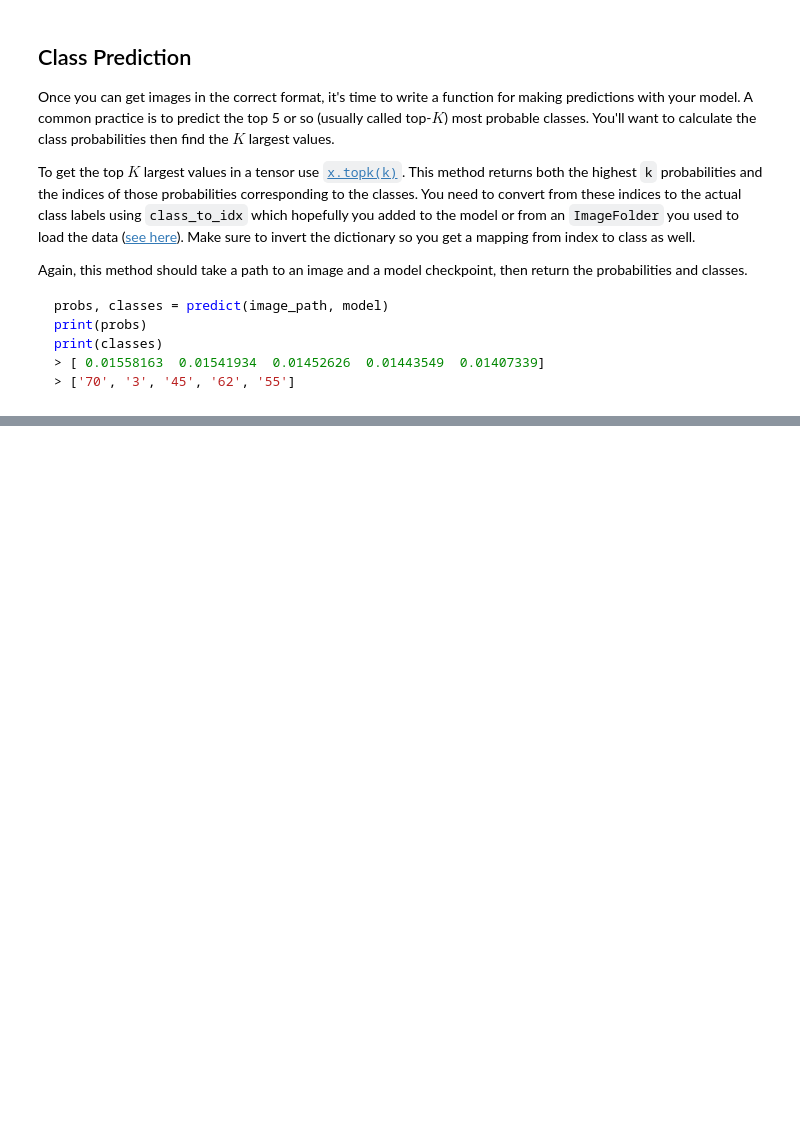
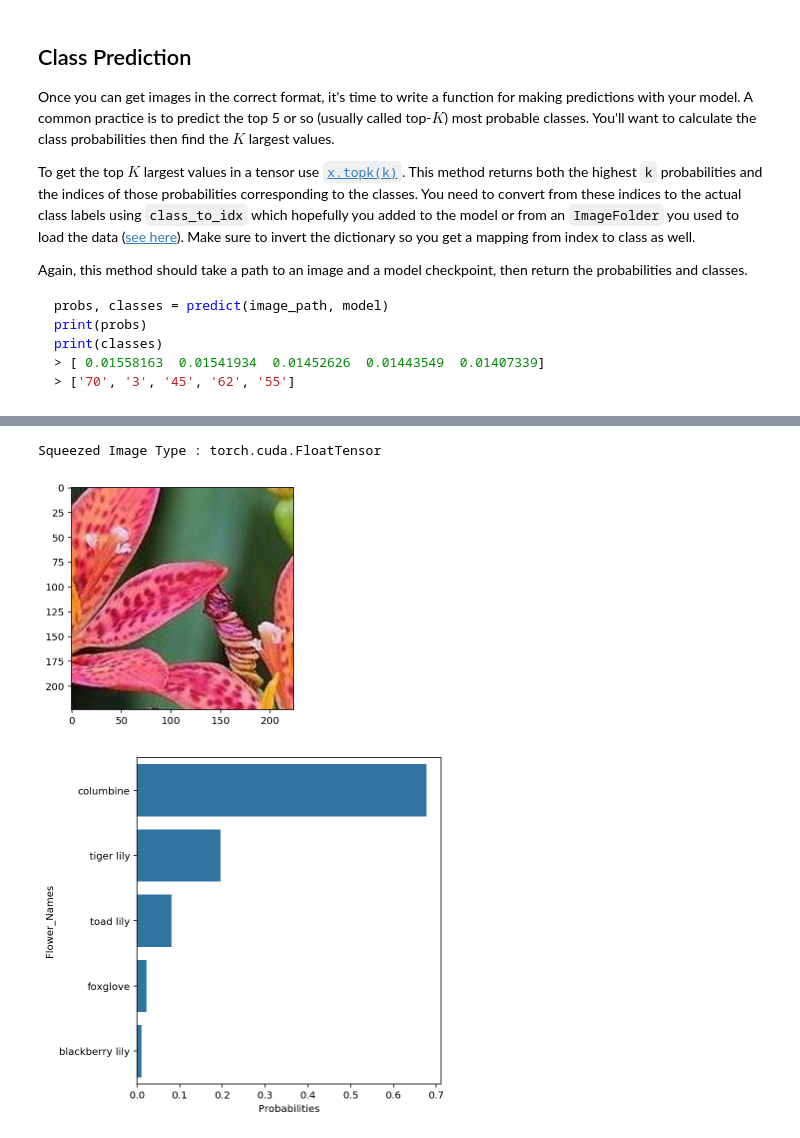
Before and after one commit to itsmpython/ai_image_classification_model, a Jupyter notebook: Image Classifier Project.ipynb, the cells around one changed output, grey strips where cells are left out. Drawn from its saved outputs; the diff is of its cells as text; code cells hidden in the pictures; blank space fills up the shorter version.

```diff
--- a/Image Classifier Project.ipynb
+++ b/Image Classifier Project.ipynb
@@ -179,7 +195,7 @@ Sequential(
 # %%
 # 2.1 ## Hyper Parameters
 lr = 0.001
-epochs = 4
+epochs = 8
 training_loss = 0
 running_loss = 0
 print_every = 40
@@ -307,3 +345,9 @@ Remember that you'll want to completely rebuild the model later so you can use i
 At this point it's good to write a function that can load a checkpoint and rebuild the model. That way you can come back to this project and keep working on it without having to retrain the network.
 # %%
 # TODO: Write a function that loads a checkpoint and rebuilds the model
+
+def load_checkpoint(filepath):
+    checkpoint = torch.load(filepath) # load the .pth file
+    mymodel = checkpoint['model'] # get the model part from the checkpoint
+    mymodel.load_state_dict(checkpoint['state_dict']) #get the state_dict
+    return mymodel
@@ -397,0 +563,20 @@ You can convert from the class integer encoding to actual flower names with the
+# %%
+sanity_check_image = 'flowers/valid/102/image_08002.jpg'
+probs, classes, flower_name, prob_predictions, df = predict(sanity_check_image, 'checkpoint.pth')
+
+# Print image of the flower first
+img = process_image(sanity_check_image)
+fig, ax1 = plt.subplots(figsize=(6,9), nrows=1)
+imshow(img, ax = plt.subplot(2, 1, 1));
+ax1.axis('off')
+
+#Print the bar chart
+plt.figure(figsize = [12, 6]) # larger figure size for subplots
+plt.subplot(1, 2, 1) # 1 row, 2 cols, subplot 1
+base_color = sb.color_palette()[0]
+
+sb.barplot(data = df,  x = df.Probabilities, y=df.Flower_Names, color = base_color);
+# %% [output]
+Squeezed Image Type : torch.cuda.FloatTensor
+[figure, added]
+[figure, added]
```
Also changed, not shown: parts of 17 cells of this notebook, 7 other files.
